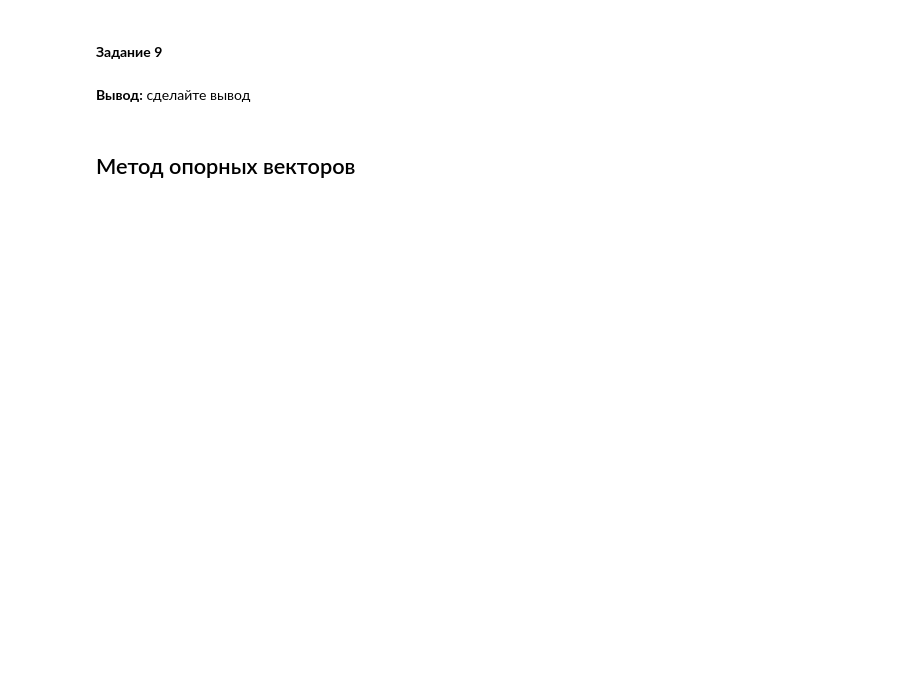
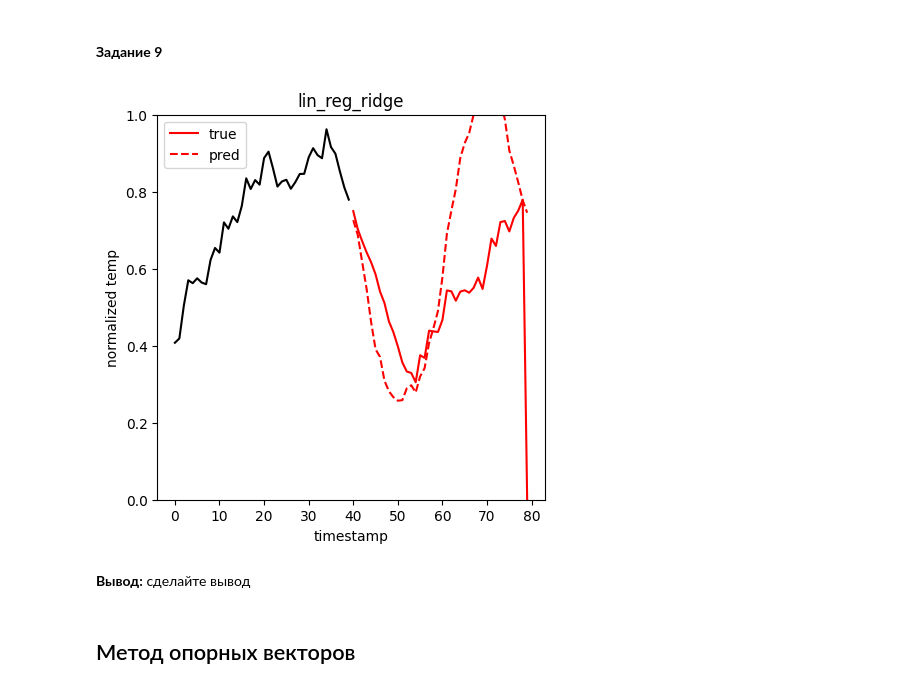
Before and after one commit to IlyaChichkov/big_data_course, a Jupyter notebook: labs/Lab6_task.ipynb, the cells around one changed output. Cells and saved outputs as stored; diff of their text form; code cells hidden in the pictures; blank space fills up the shorter version.

```diff
--- a/labs/Lab6_task.ipynb
+++ b/labs/Lab6_task.ipynb
@@ -286,2 +374,7 @@ print('Coefficients: ', lasso.coef_)
 # %%
 # Выберите оптимальное значение параметра, обучите модель и добавьте значения метрики качества в словарь
+ridge = linear_model.Ridge(alpha=0.01)
+
+score = train(ridge, 'ridge', regr_mape, kf, X, y)
+scores['ridge'] = score
+print('Coefficients: ', lasso.coef_)
@@ -329,3 +443,9 @@ plot_forecast(X[0][:seq_length], X[seq_length][:seq_length], y_pred, 'lin_reg')
+# %%
+# Постройте анаолгичный график для модели Ridge
+y_pred = seq_forecast(ridge, X.iloc[0].copy(), df.loc[2+seq_length:1+2*seq_length, 'mode'])
+plot_forecast(X[0][:seq_length], X.iloc[seq_length][:seq_length], y_pred, 'lin_reg_ridge')
+# %% [output]
+[figure, added]
 # %% [markdown]
 **Вывод:** сделайте вывод
 # %% [markdown]
```
Also changed, not shown: parts of 21 cells of this notebook.
